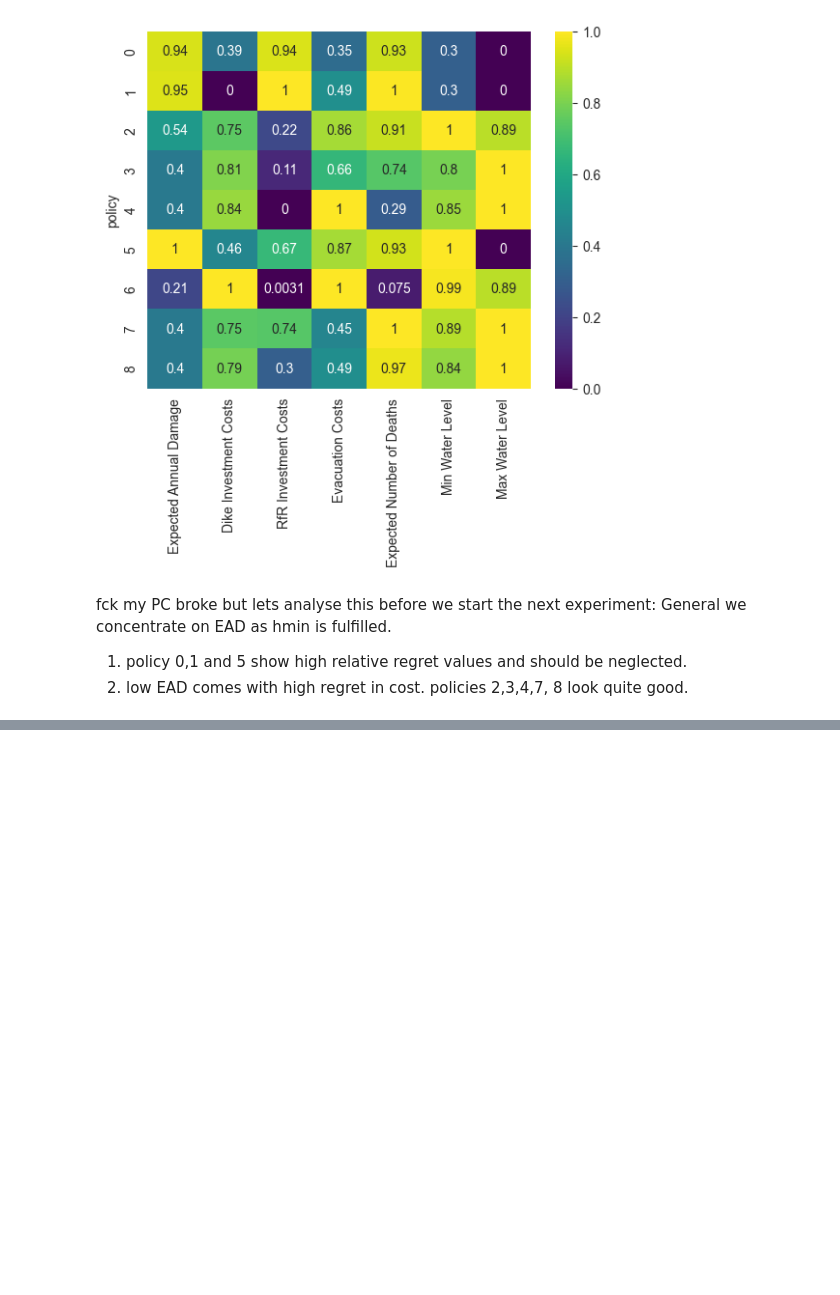
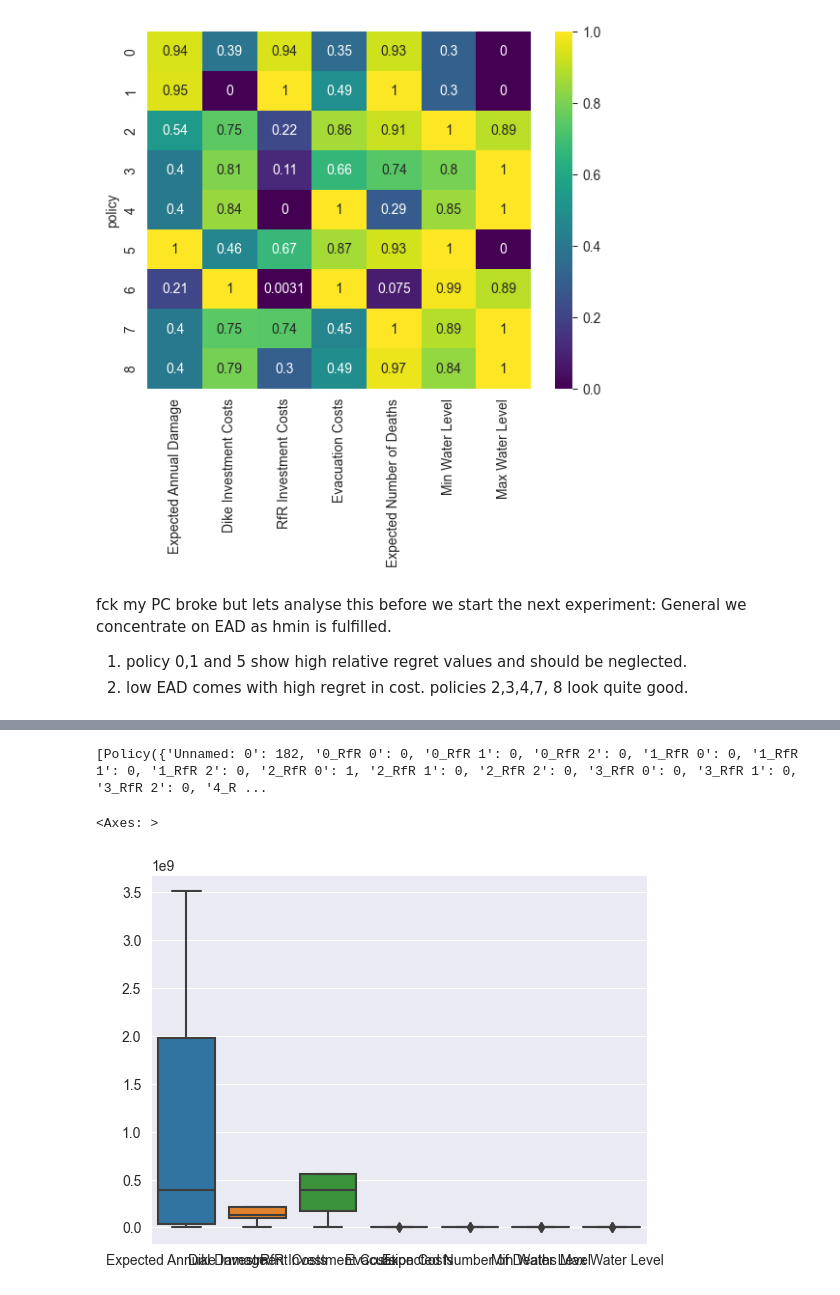
Before and after one commit to florihu/MBDM_Group5, a Jupyter notebook: MORDM.ipynb, the cells around one changed output, grey strips where cells are left out. Cells and saved outputs as stored; diff of their text form; code cells hidden in the pictures; blank space fills up the shorter version.

```diff
--- a/MORDM.ipynb
+++ b/MORDM.ipynb
@@ -320,0 +325,2 @@ General we concentrate on EAD as hmin is fulfilled.
+# %%
+archive_MORDM_2 = pd.read_excel('data_output/MORDM/archive_MORDM_2.xlsx')
@@ -320,0 +346,21 @@ General we concentrate on EAD as hmin is fulfilled.
+# %%
+policies_pareto_unc = archive_MORDM_2[archive_MORDM_2['Expected Annual Damage']==0].drop([o.name for o in dike_model.outcomes], axis=1)
+
+#policies_pareto_unc.index = [i for i in range(9)]
+
+policies_to_evaluate = []
+
+for i, policy in policies_pareto_unc.iterrows():
+    policies_to_evaluate.append(Policy(str(i), **policy.to_dict()))
+
+print(policies_to_evaluate)
+# %% [output]
+[Policy({'Unnamed: 0': 182, '0_RfR 0': 0, '0_RfR 1': 0, '0_RfR 2': 0, '1_RfR 0': 0, '1_RfR 1': 0, '1_RfR 2': 0, '2_RfR 0': 1, '2_RfR 1': 0, '2_RfR 2': 0, '3_RfR 0': 0, '3_RfR 1': 0, '3_RfR 2': 0, '4_R ...
+# %%
+n_scenarios = 1000
+
+with MultiprocessingEvaluator(dike_model) as evaluator:
+    results_mordm_2 = evaluator.perform_experiments(n_scenarios,
+                                            policies_to_evaluate)
+
+experiments_mordm_2, outcomes_mordm_2 = results_mordm_2
@@ -320,0 +370,6 @@ General we concentrate on EAD as hmin is fulfilled.
+# %%
+import seaborn as sns
+sns.boxplot(pd.DataFrame(outcomes_mordm_2).describe([.25,.5, .75,.9,.95,.99]))
+# %% [output]
+<Axes: >
+[figure, added]
```
Also changed, not shown: parts of 14 cells of this notebook, 28 other files.
